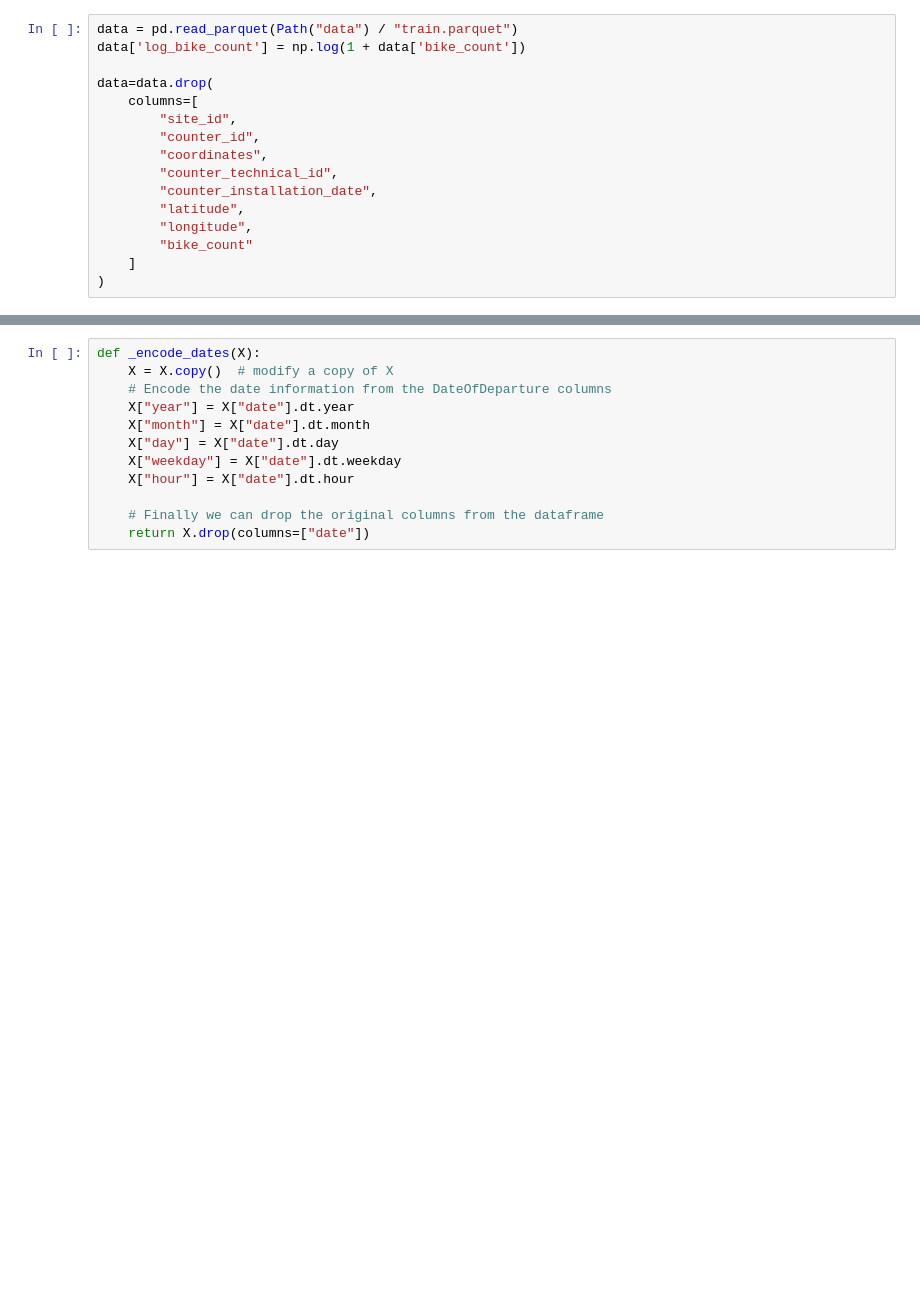
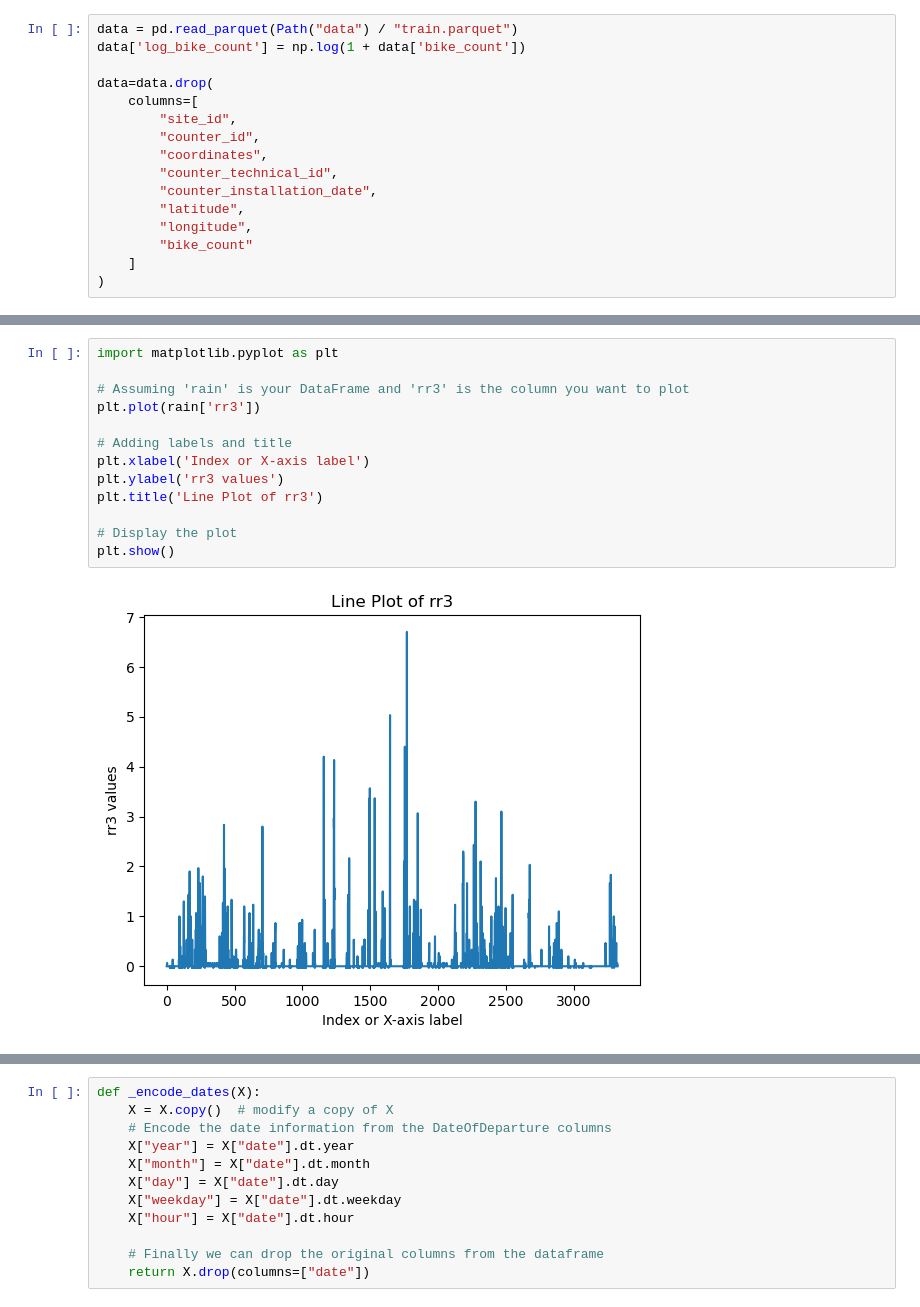
Before and after one commit to Turoc234/bike_counters_Malo_Artus, a Jupyter notebook: bike_simple.ipynb, the cells around one changed output, grey strips where cells are left out. Cells and saved outputs as stored; diff of their text form; blank space fills up the shorter version.

Commit message:
rain

```diff
--- a/bike_simple.ipynb
+++ b/bike_simple.ipynb
@@ -36,3 +36,18 @@ See the caveats in the documentation: https://pandas.pydata.org/pandas-docs/stab
+# %%
+import matplotlib.pyplot as plt
+
+# Assuming 'rain' is your DataFrame and 'rr3' is the column you want to plot
+plt.plot(rain['rr3'])
+
+# Adding labels and title
+plt.xlabel('Index or X-axis label')
+plt.ylabel('rr3 values')
+plt.title('Line Plot of rr3')
+
+# Display the plot
+plt.show()
+# %% [output]
+[figure, added]
 # %%
 merged_df = pd.merge(data, rain, on='date', how='left')
 merged_df['rr3']=merged_df['rr3'].interpolate(method = 'bfill')
```
Also changed, not shown: parts of 13 cells of this notebook, 3 other files.
